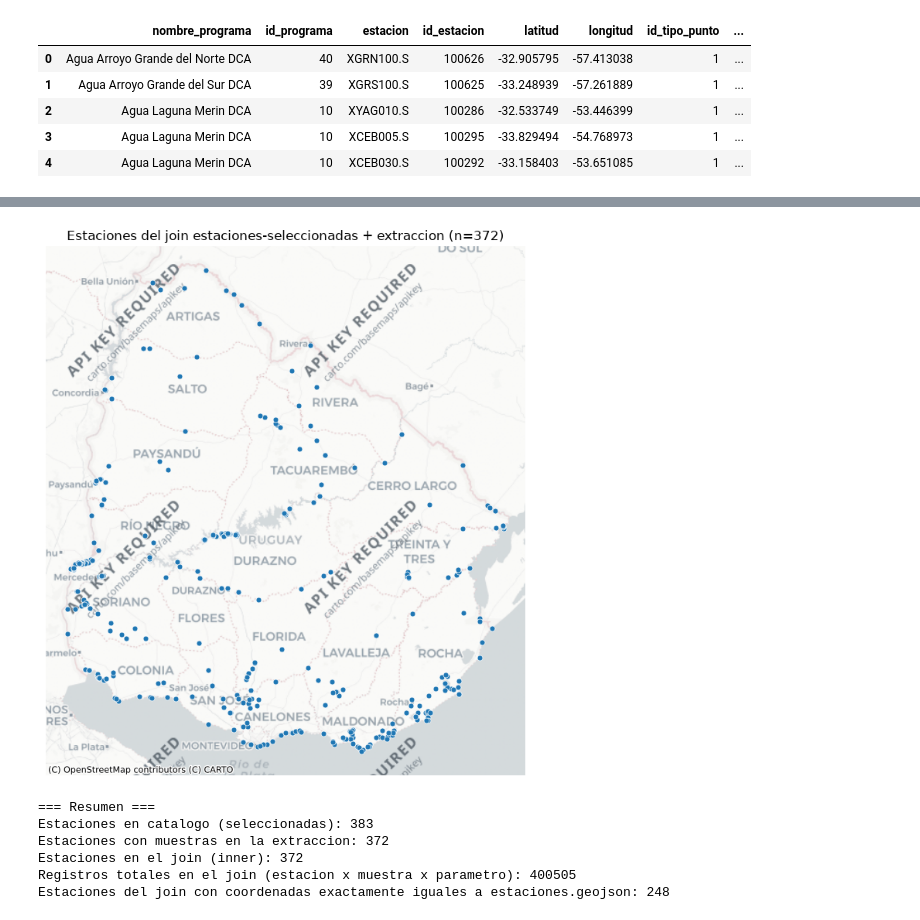
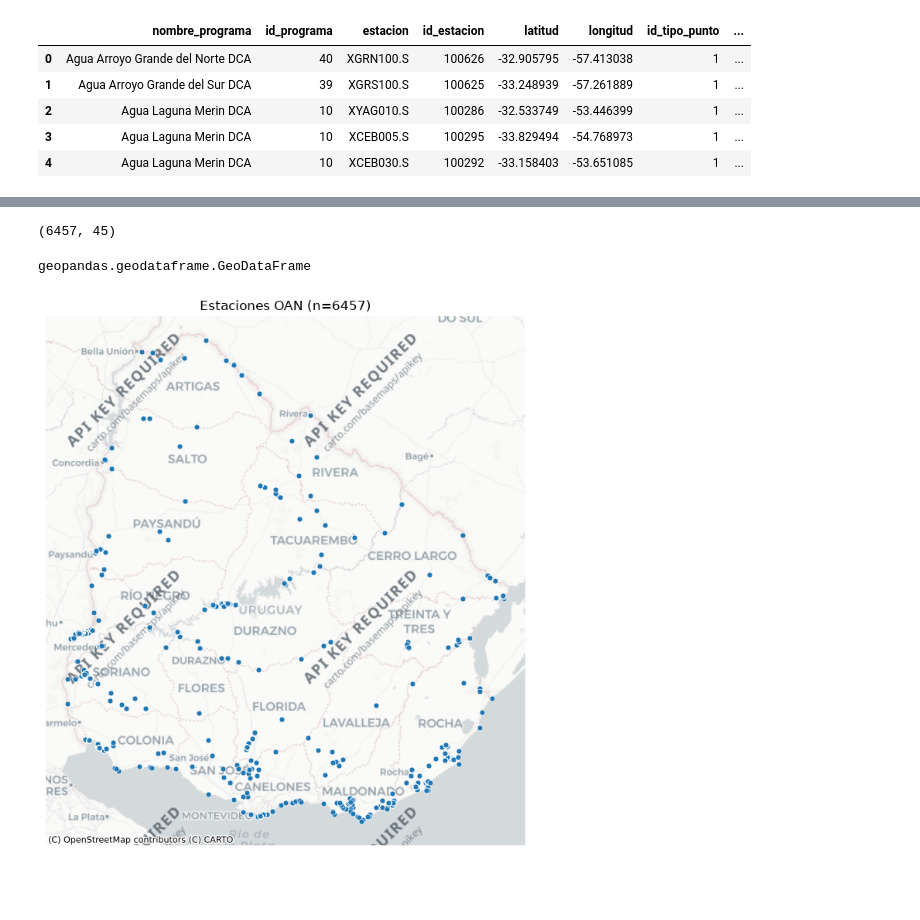
Before and after one commit to dimy20/ProyectoAA, a Jupyter notebook: notebooks/oan.ipynb, the cells around one changed output, grey strips where cells are left out. Saved outputs shown, nothing was run; the diff lists cells and outputs as text; code cells hidden in the pictures; blank space fills up the shorter version.

```diff
--- a/notebooks/oan.ipynb
+++ b/notebooks/oan.ipynb
@@ -5,7 +5,7 @@ import matplotlib.pyplot as plt
 import contextily as cx
 # %%
 estaciones_sel = pd.read_csv("../export/estaciones-seleccionadas.csv")
-extraccion = pd.read_csv("../export/extraccion_20260827-174348.csv", sep=";", low_memory=False)
+extraccion = pd.read_csv("../export/extraccion_20260821-090338.csv", sep=";", low_memory=False)
 
 print(estaciones_sel.shape, extraccion.shape)
 estaciones_sel.head()
@@ -125,0 +57,8 @@ Puntos con coordenadas exactamente iguales: 248
+# %%
+OAN_registros = estaciones_gdf.merge(extraccion,
+                                          left_on = "id_estacion",
+                                          right_on ="id_estacion",
+                                          how = "left"
+                                          )#.drop(columns=["id_estacion"])
+
+OAN_registros.head()
@@ -125,0 +73,8 @@ Puntos con coordenadas exactamente iguales: 248
+# %%
+OAN_registros.shape
+# %% [output]
+(6457, 45)
+# %%
+type(OAN_registros)
+# %% [output]
+geopandas.geodataframe.GeoDataFrame
@@ -126,25 +83,11 @@ Puntos con coordenadas exactamente iguales: 248
 # %%
-gdf_mapa = estaciones_join.to_crs(epsg=3857)
+gdf_mapa = OAN_registros.to_crs(epsg=3857)
 
 fig, ax = plt.subplots(figsize=(8, 10))
 gdf_mapa.plot(ax=ax, markersize=25, color="tab:blue", edgecolor="white", linewidth=0.5)
 cx.add_basemap(ax, source=cx.providers.CartoDB.Positron)
 ax.set_axis_off()
-ax.set_title(f"Estaciones del join estaciones-seleccionadas + extraccion (n={len(gdf_mapa)})")
+ax.set_title(f"Estaciones OAN (n={len(gdf_mapa)})")
 plt.show()
 # %% [output]
-[figure, old version]
+[figure, new version]
-# %%
-print("=== Resumen ===")
-print(f"Estaciones en catalogo (seleccionadas): {len(sel_ids)}")
-print(f"Estaciones con muestras en la extraccion: {len(ext_ids)}")
-print(f"Estaciones en el join (inner): {len(estaciones_join)}")
-print(f"Registros totales en el join (estacion x muestra x parametro): {len(registros)}")
-print(f"Estaciones del join con coordenadas exactamente iguales a estaciones.geojson: {len(coincidencias)}")
-# %% [output]
-=== Resumen ===
-Estaciones en catalogo (seleccionadas): 383
-Estaciones con muestras en la extraccion: 372
-Estaciones en el join (inner): 372
-Registros totales en el join (estacion x muestra x parametro): 400505
-Estaciones del join con coordenadas exactamente iguales a estaciones.geojson: 248
```
Also changed, not shown: parts of 12 cells of this notebook.
